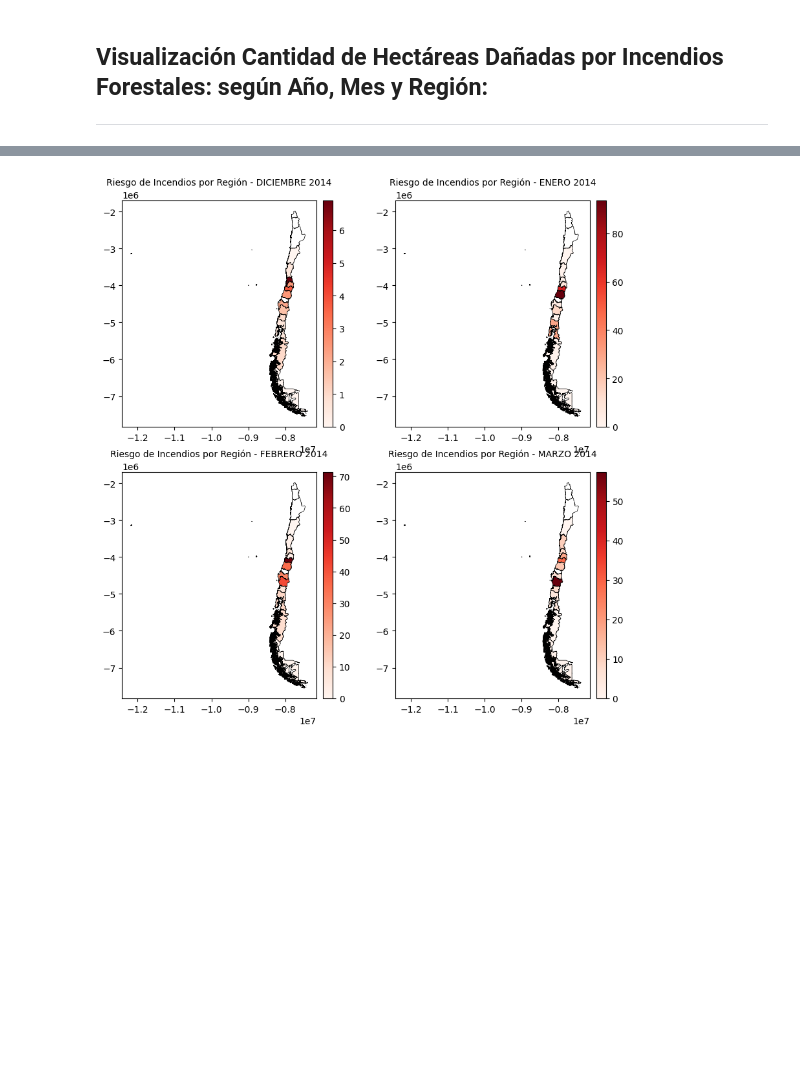
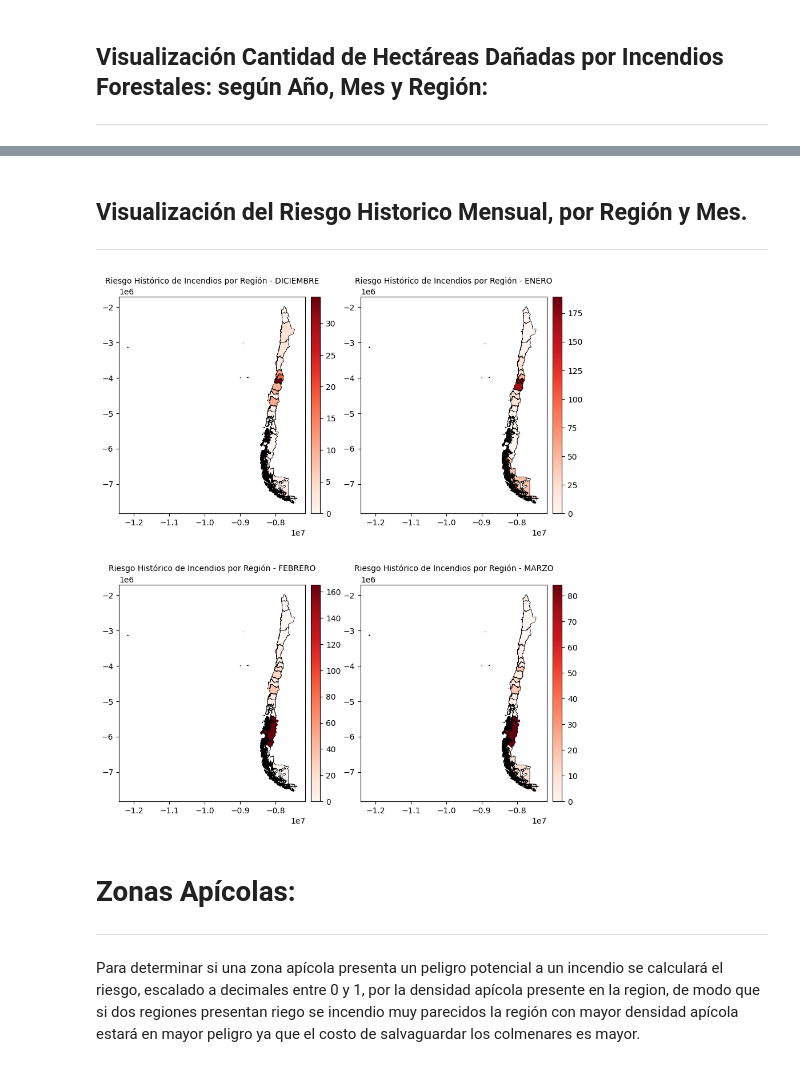
Before and after one commit to MatiasAPineda/Proyecto_Apicultura, a Jupyter notebook: proyecto.ipynb, the cells around one changed output, grey strips where cells are left out. Saved outputs shown, nothing was run; the diff lists cells and outputs as text; code cells hidden in the pictures; blank space fills up the shorter version.

Commit message:
Add: Riesgo Historico Incendios, Zonas Aplicolas y Peligro Zonas Apicolas

```diff
--- a/proyecto.ipynb
+++ b/proyecto.ipynb
@@ -123,3 +126,5 @@ dict_regiones = {15: 'XV', 1: 'I', 2: 'II', 3: 'III', 4: 'IV', 5: 'V', 13: 'RM',
 # %%
 regiones = gpd.read_file('Data/Regiones/Regional.shp')
 regiones = regiones[['codregion', 'Region', 'geometry']].drop(16)
+regiones['codregion'] = regiones['codregion'].apply(lambda x: dict_regiones[x])
+regiones = regiones.rename(columns={'Region': 'Nombre', 'codregion': 'Region'})
@@ -132,39 +152,45 @@ regiones_2014['Riesgo MARZO'] = [lista_peligro[2014]['MARZO'][dict_regiones[regi
+# %% [markdown]
+## **Visualización del Riesgo Historico Mensual, por Región y Mes.**
+---
 # %%
 #Crear figura y ejes
-fig, ax = plt.subplots(2, 2, figsize=(10,10))
+fig, ax = plt.subplots(2, 2, figsize=(10,12))
 
 divider = make_axes_locatable(ax[0][0])
 cax = divider.append_axes("right", size="5%", pad=0.1)
 
-vmax=lista_peligro[2014]['DICIEMBRE'].max()
-regiones_2014.plot(ax=ax[0][0], column='Riesgo DICIEMBRE', cmap='Reds',legend=True, vmin=0, vmax=vmax, cax=cax)
-ax[0][0].set_title('Riesgo de Incendios por Región - DICIEMBRE 2014',fontsize=10)
+vmax=regiones['Riesgo DICIEMBRE'].max()
+regiones.plot(ax=ax[0][0], column='Riesgo DICIEMBRE', cmap='Reds',legend=True, vmin=0, vmax=vmax, cax=cax)
+ax[0][0].set_title('Riesgo Histórico de Incendios por Región - DICIEMBRE',fontsize=10)
 
 divider = make_axes_locatable(ax[0][1])
 cax = divider.append_axes("right", size="5%", pad=0.1)
 
-vmax=lista_peligro[2014]['ENERO'].max()
-regiones_2014.plot(ax=ax[0][1], column='Riesgo ENERO', cmap='Reds',legend=True, vmin=0, vmax=vmax, cax=cax)
-ax[0][1].set_title('Riesgo de Incendios por Región - ENERO 2014',fontsize=10)
+vmax=regiones['Riesgo ENERO'].max()
+regiones.plot(ax=ax[0][1], column='Riesgo ENERO', cmap='Reds',legend=True, vmin=0, vmax=vmax, cax=cax)
+ax[0][1].set_title('Riesgo Histórico de Incendios por Región - ENERO',fontsize=10)
 
 divider = make_axes_locatable(ax[1][0])
 cax = divider.append_axes("right", size="5%", pad=0.1)
 
-vmax=lista_peligro[2014]['FEBRERO'].max()
-regiones_2014.plot(ax=ax[1][0], column='Riesgo FEBRERO', cmap='Reds',legend=True, vmin=0, vmax=vmax, cax=cax)
-ax[1][0].set_title('Riesgo de Incendios por Región - FEBRERO 2014',fontsize=10)
+vmax=regiones['Riesgo FEBRERO'].max()
+regiones.plot(ax=ax[1][0], column='Riesgo FEBRERO', cmap='Reds',legend=True, vmin=0, vmax=vmax, cax=cax)
+ax[1][0].set_title('Riesgo Histórico de Incendios por Región - FEBRERO',fontsize=10)
 
 divider = make_axes_locatable(ax[1][1])
 cax = divider.append_axes("right", size="5%", pad=0.1)
 
-vmax=lista_peligro[2014]['MARZO'].max()
-regiones_2014.plot(ax=ax[1][1], column='Riesgo MARZO', cmap='Reds',legend=True, vmin=0, vmax=vmax, cax=cax)
-ax[1][1].set_title('Riesgo de Incendios por Región - MARZO 2014',fontsize=10)
+vmax=regiones['Riesgo MARZO'].max()
+regiones.plot(ax=ax[1][1], column='Riesgo MARZO', cmap='Reds',legend=True, vmin=0, vmax=vmax, cax=cax)
+ax[1][1].set_title('Riesgo Histórico de Incendios por Región - MARZO',fontsize=10)
 
 limites = regiones.boundary
-limites.plot(ax=ax[0][0],lw=0.5,color='k');
-limites.plot(ax=ax[1][0],lw=0.5,color='k');
-limites.plot(ax=ax[0][1],lw=0.5,color='k');
+limites.plot(ax=ax[0][0],lw=0.5,color='k')
+limites.plot(ax=ax[1][0],lw=0.5,color='k')
+limites.plot(ax=ax[0][1],lw=0.5,color='k')
 limites.plot(ax=ax[1][1],lw=0.5,color='k');
 # %% [output]
-[figure, old version]
+[figure, new version]
+# %% [markdown]
+# **Zonas Apícolas:**
+---
@@ -170,0 +199,2 @@ limites.plot(ax=ax[1][1],lw=0.5,color='k');
+# %% [markdown]
+Para determinar si una zona apícola presenta un peligro potencial a un incendio se calculará el riesgo, escalado a decimales entre 0 y 1, por la densidad apícola presente en la region, de modo que si dos regiones presentan riego se incendio muy parecidos la región con mayor densidad apícola estará en mayor peligro ya que el costo de salvaguardar los colmenares es mayor.
```
Also changed, not shown: parts of 10 cells of this notebook, 1 other file.
